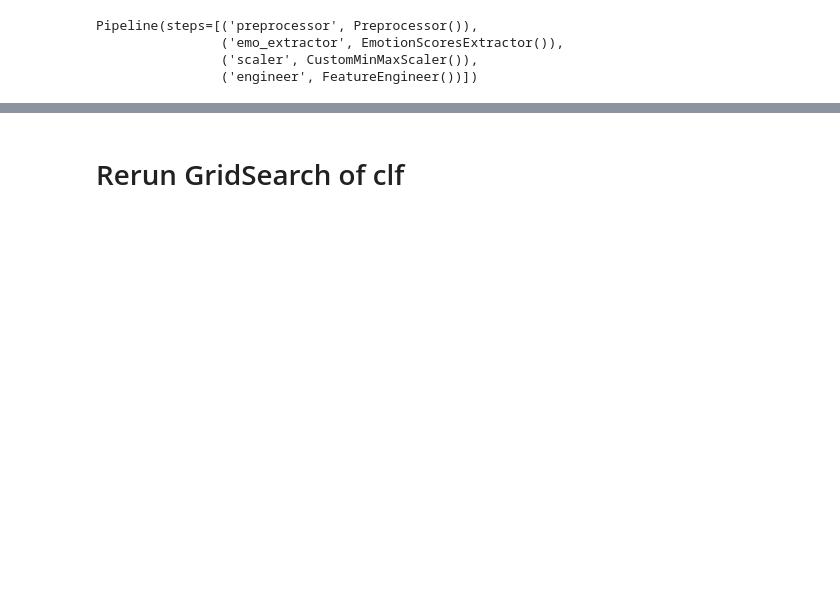
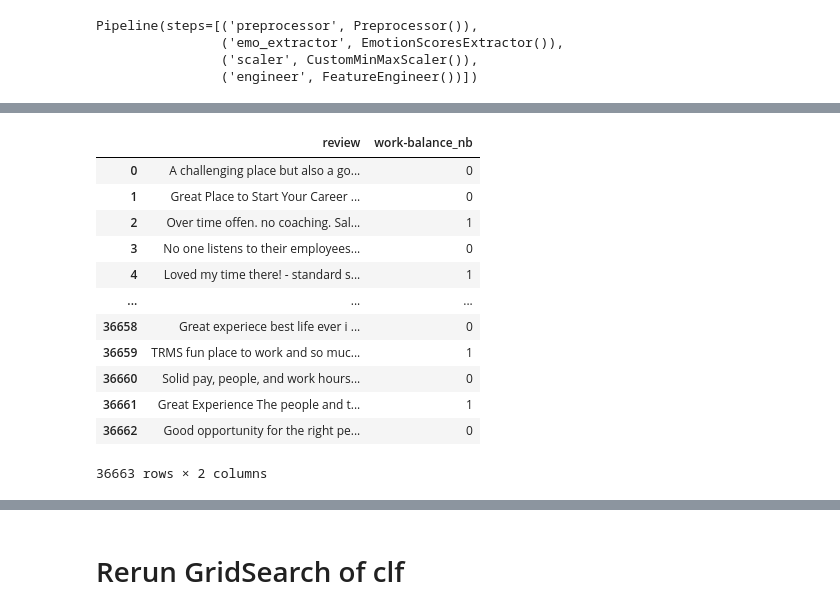
Before and after one commit to theresa-sporn/WorkforceSentimentMonitoring, a Jupyter notebook: notebooks/last_try.ipynb, the cells around one changed output, grey strips where cells are left out. Saved outputs shown, nothing was run; the diff lists cells and outputs as text; code cells hidden in the pictures; blank space fills up the shorter version.

```diff
--- a/notebooks/last_try.ipynb
+++ b/notebooks/last_try.ipynb
@@ -87,0 +109,16 @@ X_train_fea
+# %%
+X_train_cp
+# %% [output]
+|  | review | work-balance_nb |
+| 0 | A challenging place but also a go... | 0 |
+| 1 | Great Place to Start Your Career ... | 0 |
+| 2 | Over time offen. no coaching. Sal... | 1 |
+| 3 | No one listens to their employees... | 0 |
+| 4 | Loved my time there! - standard s... | 1 |
+| ... | ... | ... |
+| 36658 | Great experiece best life ever i ... | 0 |
+| 36659 | TRMS fun place to work and so muc... | 1 |
+| 36660 | Solid pay, people, and work hours... | 0 |
+| 36661 | Great Experience The people and t... | 1 |
+| 36662 | Good opportunity for the right pe... | 0 |
+36663 rows × 2 columns
```
Also changed, not shown: parts of 34 cells of this notebook, 4 other files.
